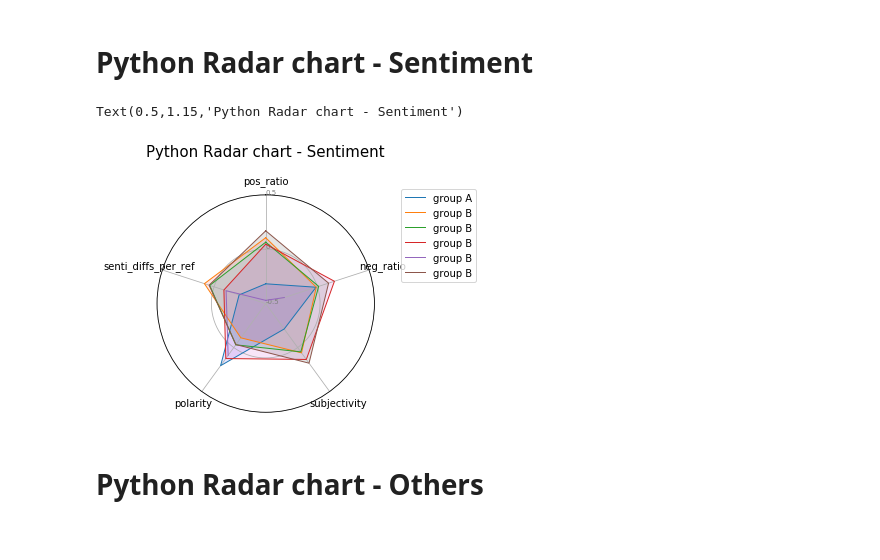
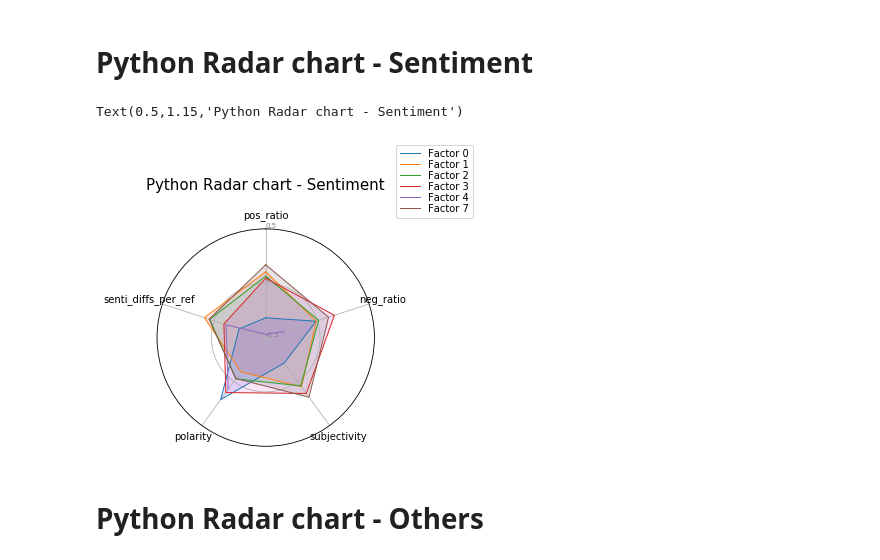
Before and after one commit to ftatp/Blog-Visualizer, a Jupyter notebook: K-means_final_work_20181030.ipynb, the cells around one changed output. Cells and saved outputs as stored; diff of their text form; code cells hidden in the pictures.

Commit message:
legend 수정

```diff
--- a/K-means_final_work_20181030.ipynb
+++ b/K-means_final_work_20181030.ipynb
@@ -424,35 +424,36 @@ values= Total_df.iloc[1].drop('class').values.flatten().tolist()
 values += values[:1]
 ax.plot(angles, values, linewidth=1, linestyle='solid', label="group B")
 ax.fill(angles, values, 'r', alpha=0.1)
 
 # Ind2
 values= Total_df.iloc[2].drop('class').values.flatten().tolist()
 values += values[:1]
 ax.plot(angles, values, linewidth=1, linestyle='solid', label="group B")
 ax.fill(angles, values, 'c', alpha=0.1)
 
 # Ind3
 values= Total_df.iloc[3].drop('class').values.flatten().tolist()
 values += values[:1]
 ax.plot(angles, values, linewidth=1, linestyle='solid', label="group B")
 ax.fill(angles, values, 'm', alpha=0.1)
 
 # Ind4
 values= Total_df.iloc[4].drop('class').values.flatten().tolist()
 values += values[:1]
 ax.plot(angles, values, linewidth=1, linestyle='solid', label="group B")
 ax.fill(angles, values, 'y', alpha=0.1)
 
 # Ind7
 values= Total_df.iloc[5].drop('class').values.flatten().tolist()
 values += values[:1]
 ax.plot(angles, values, linewidth=1, linestyle='solid', label="group B")
 ax.fill(angles, values, 'k', alpha=0.1)
-plt.legend(bbox_to_anchor=(1.1, 1.05))
+legend = ax.legend(labels, loc=(0.9, .95),
+                   labelspacing=0.1,bbox_to_anchor=(1.1, 1.05))
 plt.title('Python Radar chart - Sentiment',position=(0.5,1.0+0.15),fontsize=15)
 # %% [output]
 Text(0.5,1.15,'Python Radar chart - Sentiment')
-[figure, old version]
+[figure, new version]
 # %% [markdown]
 # Python Radar chart - Others
 # %%
```
